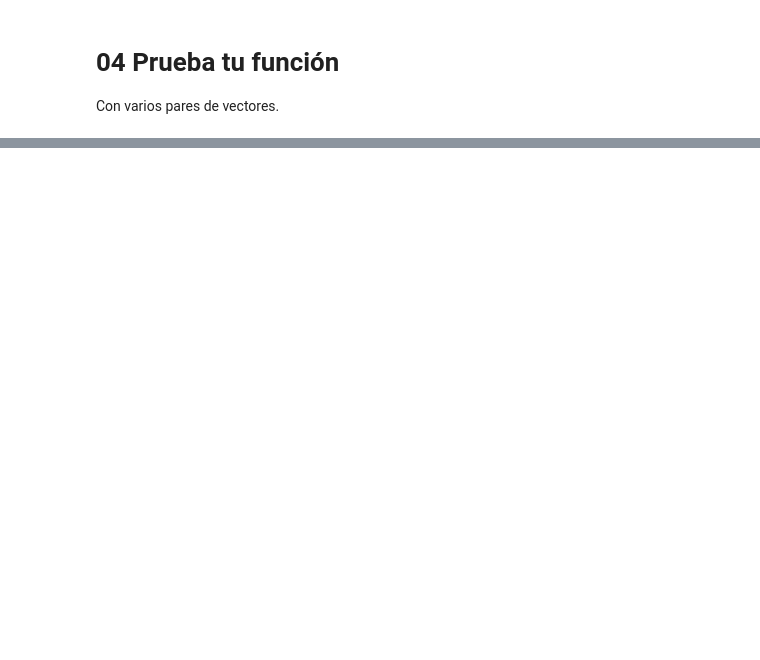
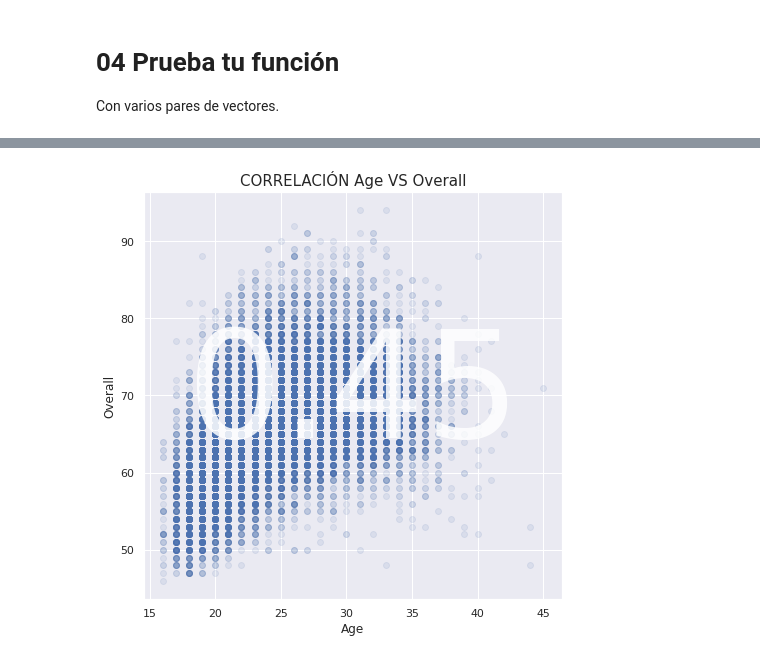
Before and after one commit to JotaBlanco/TheValley, a Jupyter notebook: Notebooks/02-analisis-exploratorio-visual/EJERCICIO_5___EDA_Visual_Funcion_Scatter.ipynb, the cells around one changed output, grey strips where cells are left out. Drawn from its saved outputs; the diff is of its cells as text; code cells hidden in the pictures; blank space fills up the shorter version.

```diff
--- a/Notebooks/02-analisis-exploratorio-visual/EJERCICIO_5___EDA_Visual_Funcion_Scatter.ipynb
+++ b/Notebooks/02-analisis-exploratorio-visual/EJERCICIO_5___EDA_Visual_Funcion_Scatter.ipynb
@@ -31,0 +125,5 @@ Con varios pares de vectores.
+# %%
+evaluacion_correlacion(df_fifa19['Age'], 'Age',
+                       df_fifa19['Overall'], 'Overall')
+# %% [output]
+[figure, added]
```
Also changed, not shown: parts of 9 cells of this notebook.
